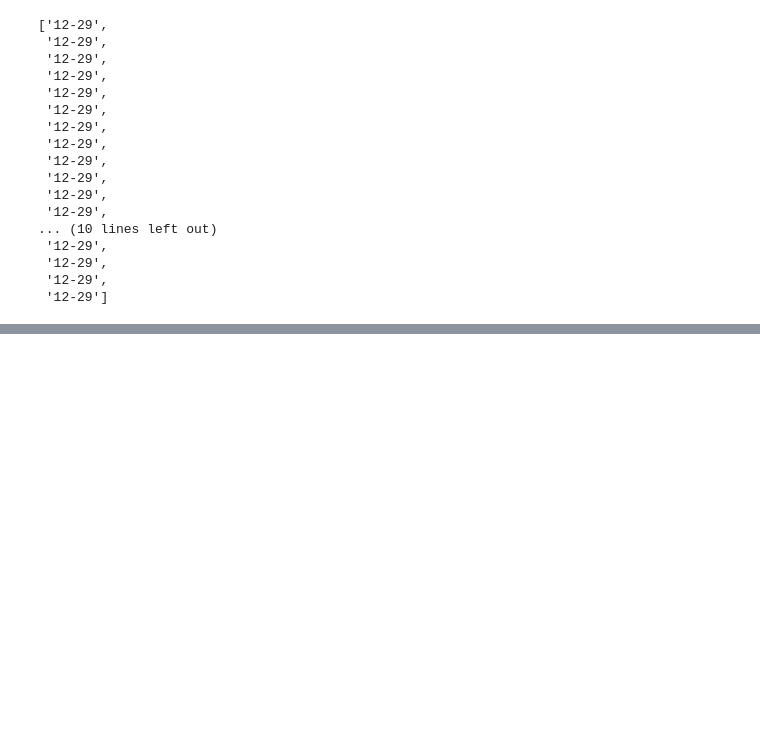
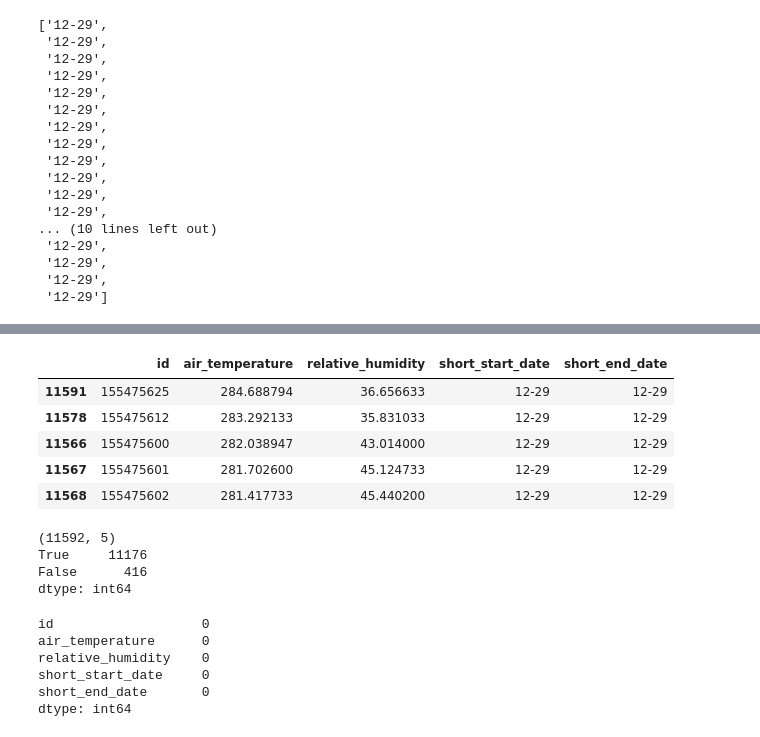
Before and after one commit to genophenoenvo/terraref-datasets, a Jupyter notebook: notebooks/season_4_weather.ipynb, the cells around one changed output, grey strips where cells are left out. Drawn from its saved outputs; the diff is of its cells as text; code cells hidden in the pictures; blank space fills up the shorter version.

```diff
--- a/notebooks/season_4_weather.ipynb
+++ b/notebooks/season_4_weather.ipynb
@@ -212,0 +222,31 @@ new_dates_df.head()
+# %%
+# check that the dates will be ordered correctly
+
+sorted_dates_df = new_dates_df.sort_values(by='short_start_date', ascending=False)
+sorted_dates_df.head()
+# %% [output]
+|  | id | air_temperature | relative_humidity | short_start_date | short_end_date |
+| 11591 | 155475625 | 284.688794 | 36.656633 | 12-29 | 12-29 |
+| 11578 | 155475612 | 283.292133 | 35.831033 | 12-29 | 12-29 |
+| 11566 | 155475600 | 282.038947 | 43.014000 | 12-29 | 12-29 |
+| 11567 | 155475601 | 281.702600 | 45.124733 | 12-29 | 12-29 |
+| 11568 | 155475602 | 281.417733 | 45.440200 | 12-29 | 12-29 |
+# %%
+# check that start and end dates still match
+
+print(sorted_dates_df.shape)
+print(sorted_dates_df.duplicated(subset=['short_start_date', 'short_end_date']).value_counts())
+# %% [output]
+(11592, 5)
+True     11176
+False      416
+dtype: int64
+# %%
+sorted_dates_df.isnull().sum()
+# %% [output]
+id                   0
+air_temperature      0
+relative_humidity    0
+short_start_date     0
+short_end_date       0
+dtype: int64
```
Also changed, not shown: parts of 7 cells of this notebook.
